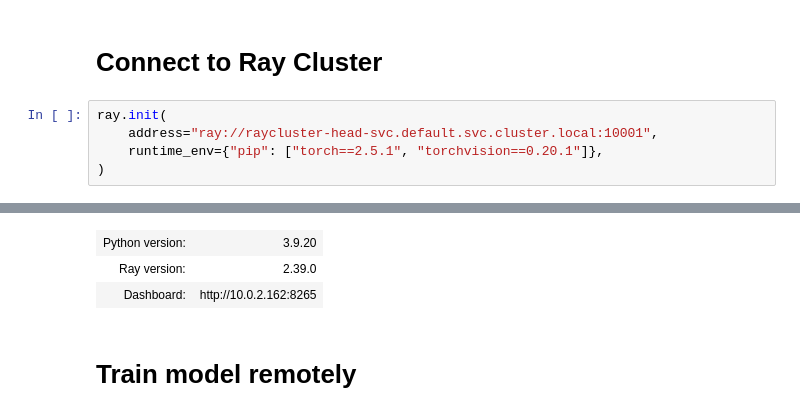
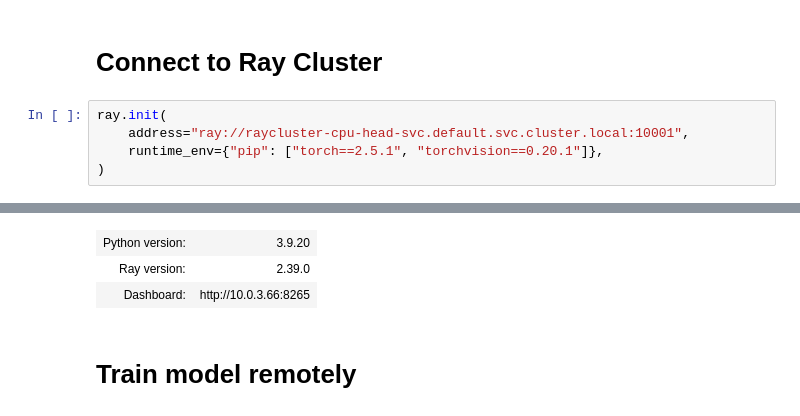
Before and after one commit to tchangkiat/aws-cdk-stacks, a Jupyter notebook: assets/ray/pytorch-ray-example.ipynb, the cells around one changed output, grey strips where cells are left out. Saved outputs shown, nothing was run; the diff lists cells and outputs as text.

```diff
--- a/assets/ray/pytorch-ray-example.ipynb
+++ b/assets/ray/pytorch-ray-example.ipynb
@@ -163,7 +165,7 @@ def train_fashion_mnist(num_workers=2, use_gpu=False):
 # Connect to Ray Cluster
 # %%
 ray.init(
-    address="ray://raycluster-head-svc.default.svc.cluster.local:10001",
+    address="ray://raycluster-cpu-head-svc.default.svc.cluster.local:10001",
     runtime_env={"pip": ["torch==2.5.1", "torchvision==0.20.1"]},
 )
 # %% [output]
@@ -172,11 +175,11 @@ ray.init(
     Ray: 2.39.0
     Python: 3.9.20
 This process on Ray Client was started with:
     Ray: 2.39.0
     Python: 3.9.13
 | Python version: | 3.9.20 |
 | Ray version: | 2.39.0 |
-| Dashboard: | http://10.0.2.162:8265 |
+| Dashboard: | http://10.0.3.66:8265 |
 # %% [markdown]
 # Train model remotely
 # %%
```
Also changed, not shown: parts of 4 cells of this notebook, 4 other files.
